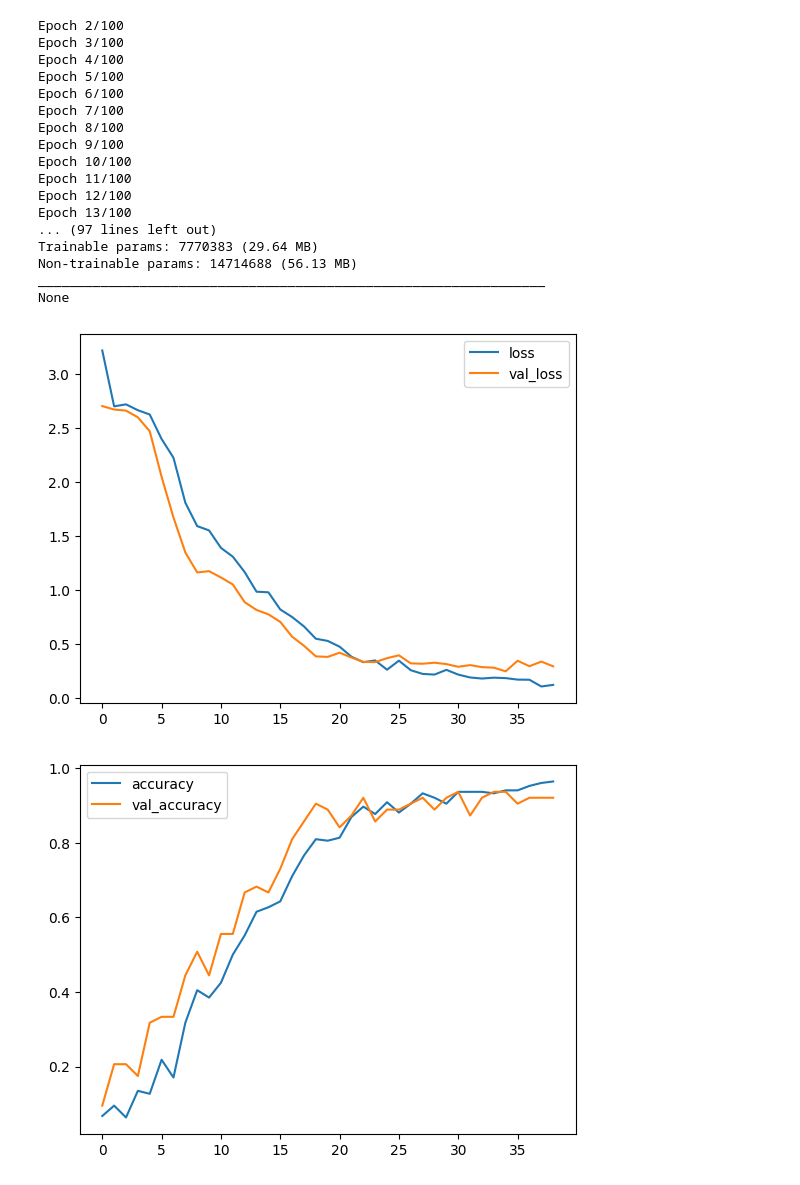
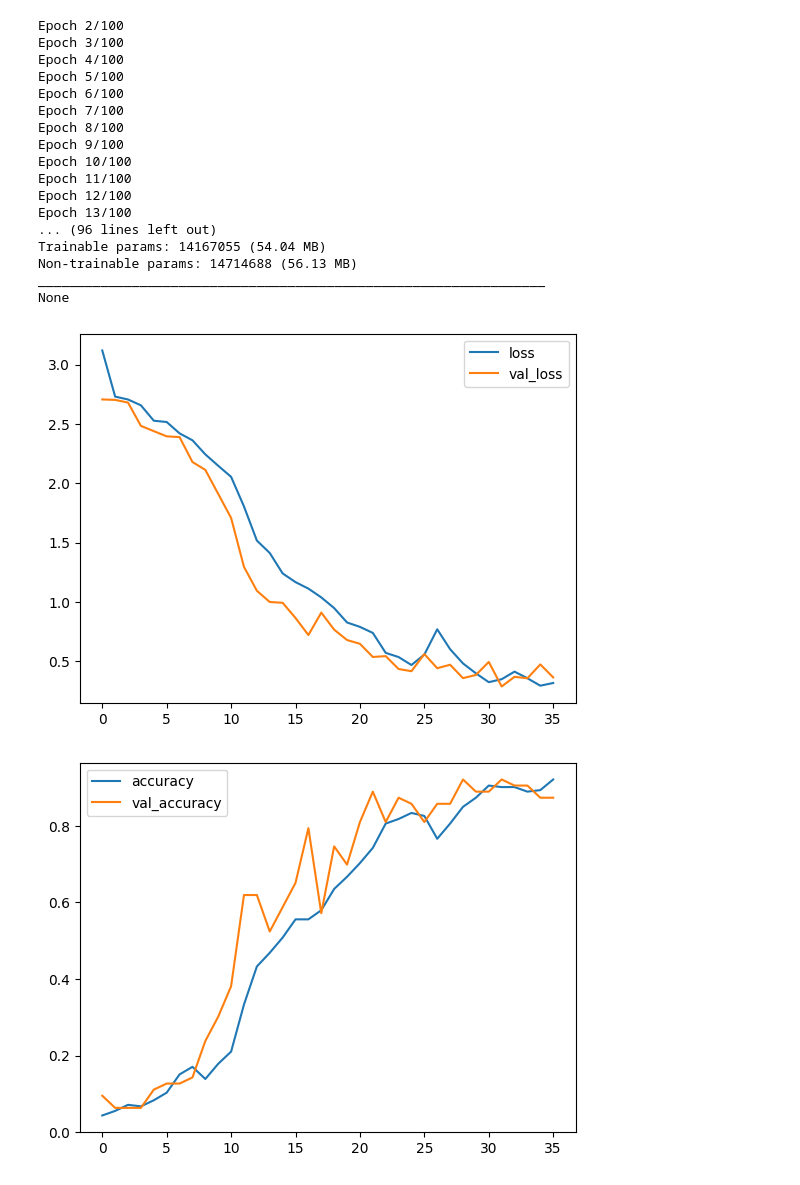
Before and after one commit to Minto312/SBQ, a Jupyter notebook: road_sign/train_test.ipynb, the cells around one changed output. Saved outputs shown, nothing was run; the diff lists cells and outputs as text; code cells hidden in the pictures.

```diff
--- a/road_sign/train_test.ipynb
+++ b/road_sign/train_test.ipynb
@@ -28,7 +28,7 @@ def modify_image(img, width, height):
 
 image_list = []
 label_list = []
-IMAGE_SIZE = 400
+IMAGE_SIZE = 550
 BASE_DIR = os.getcwd()
 
 for dir in os.listdir(BASE_DIR + "/images"):
@@ -68,7 +68,7 @@ from sklearn.model_selection import train_test_split
 train_x, test_x, train_y, test_y = train_test_split(X, Y, test_size=0.2, stratify=Y, random_state=0)
 
 
-BATCH_SIZE = 64
+BATCH_SIZE = 32
 
 data_generator = tf.keras.preprocessing.image.ImageDataGenerator(
     # rescale=1./255,
@@ -123,15 +123,16 @@ x = vgg_model.output
 x = Conv2D(512, (3, 3), activation='relu', padding='same')(x)
 # x = Dropout(0.3)(x)
 x = MaxPooling2D(pool_size=(4, 4))(x)
+x = Conv2D(512, (3, 3), activation='relu', padding='same')(x)
 x = Flatten()(x)
 x = Dense(1024, activation='relu')(x)
 x = Dropout(0.3)(x)
 x = Dense(512, activation='relu')(x)
-x = Dropout(0.1)(x)
+x = Dropout(0.3)(x)
 x = Dense(512, activation='relu')(x)
 x = Dropout(0.3)(x)
 x = Dense(512, activation='relu')(x)
-x = Dropout(0.1)(x)
+x = Dropout(0.3)(x)
 output = Dense(N_CLASSES, activation='softmax')(x)
 
 EPOCHS = 100
@@ -174,22 +175,22 @@ Epoch 1/100
 Epoch 2/100
 Epoch 3/100
 Epoch 4/100
 Epoch 5/100
 Epoch 6/100
 Epoch 7/100
 Epoch 8/100
 Epoch 9/100
 Epoch 10/100
 Epoch 11/100
 Epoch 12/100
 Epoch 13/100
-... (97 lines left out)
-Trainable params: 7770383 (29.64 MB)
+... (96 lines left out)
+Trainable params: 14167055 (54.04 MB)
 Non-trainable params: 14714688 (56.13 MB)
 _________________________________________________________________
 None
-[figure, old version]
+[figure, new version]
-[figure, old version]
+[figure, new version]
 # %%
 
 image_list = []
```
Also changed, not shown: parts of 3 cells of this notebook.
